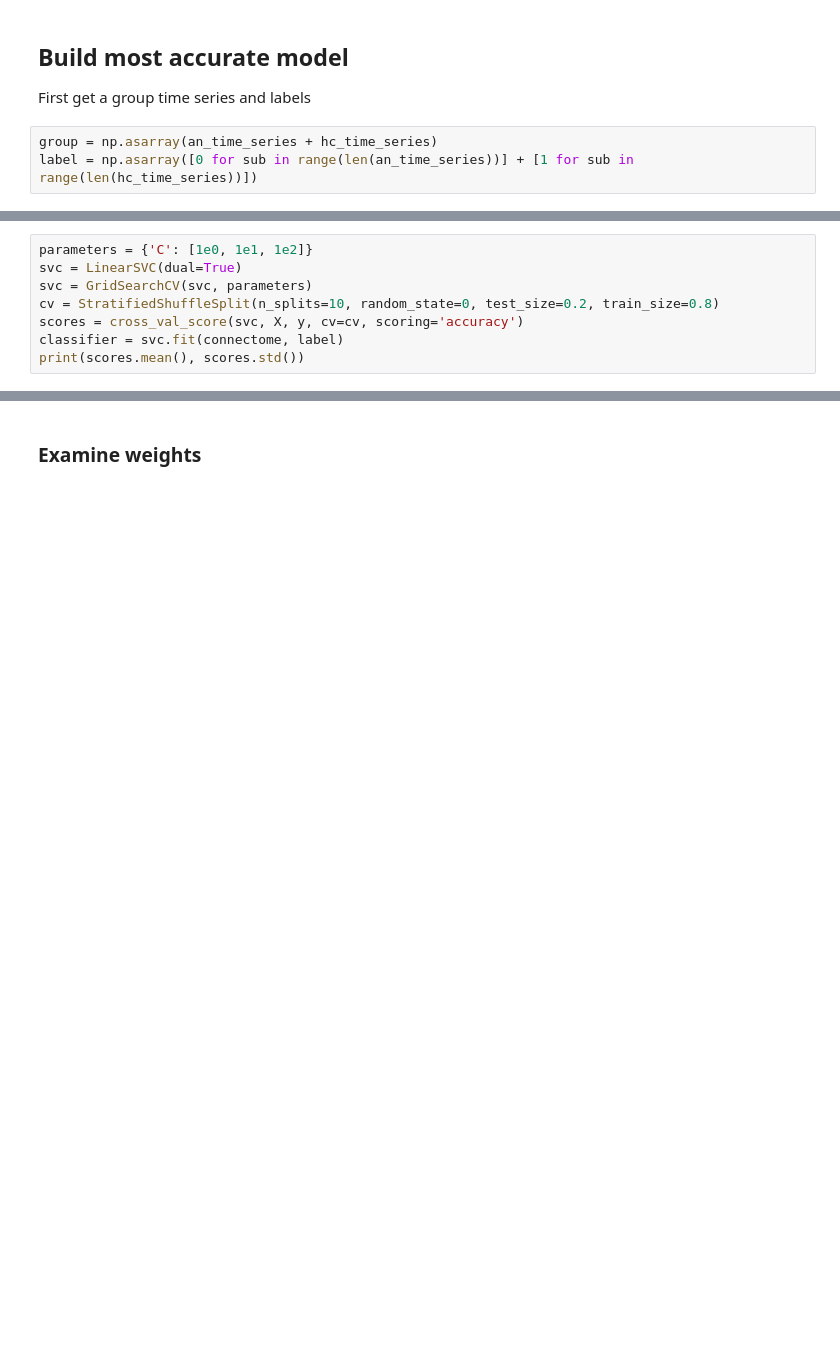
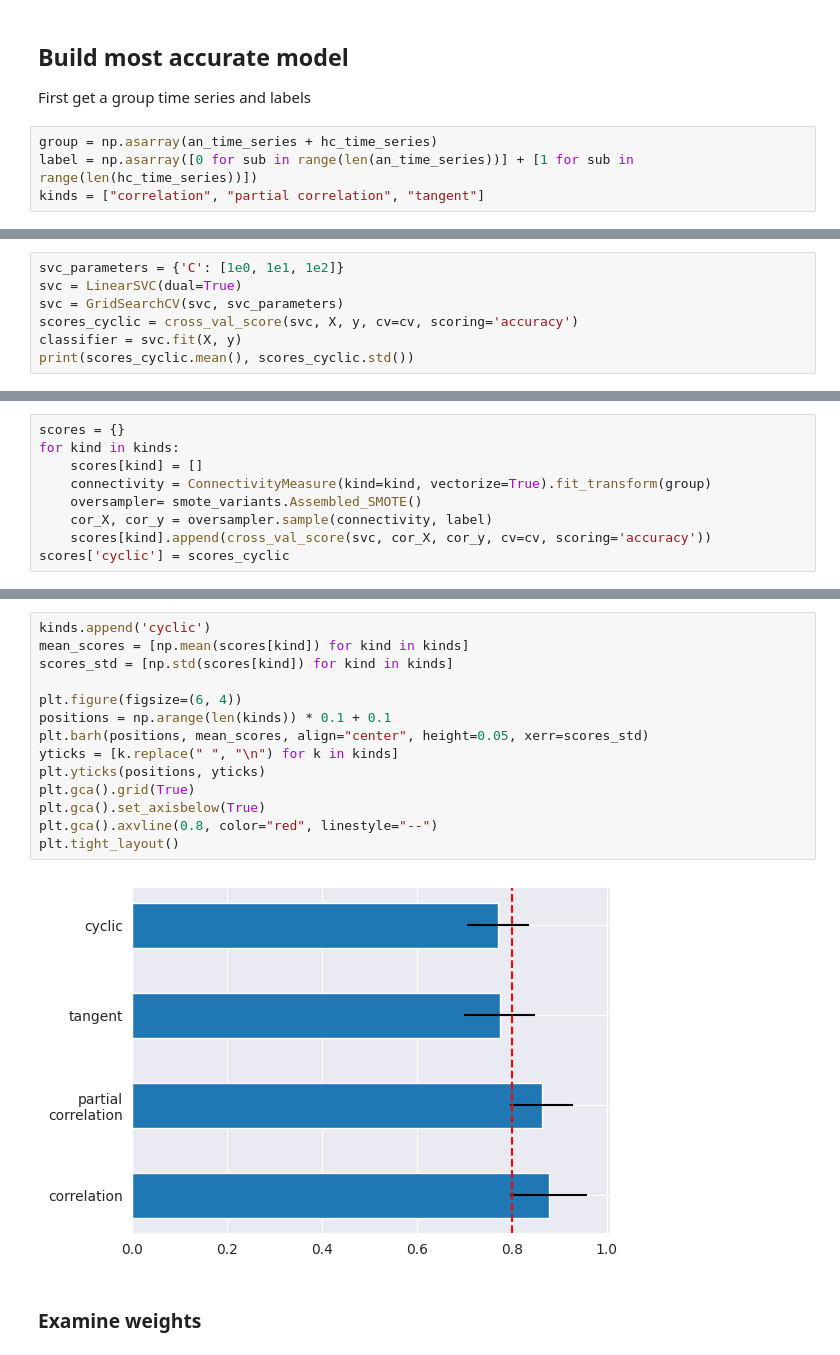
Before and after one commit to WMDA/socio-emotion-cognition, a Jupyter notebook: resting/view_output/testing_workflow.ipynb, the cells around one changed output, grey strips where cells are left out. Drawn from its saved outputs; the diff is of its cells as text; blank space fills up the shorter version.

```diff
--- a/resting/view_output/testing_workflow.ipynb
+++ b/resting/view_output/testing_workflow.ipynb
@@ -43,4 +42,5 @@ First get a group time series and labels
 # %%
 group = np.asarray(an_time_series + hc_time_series)
 label = np.asarray([0 for sub in range(len(an_time_series))] + [1 for sub in range(len(hc_time_series))])
+kinds = ["correlation", "partial correlation", "tangent"]
 # %% [markdown]
@@ -60,9 +59,8 @@ X, y = oversampler.sample(connectome, label)
 # %%
-parameters = {'C': [1e0, 1e1, 1e2]}
+svc_parameters = {'C': [1e0, 1e1, 1e2]}
 svc = LinearSVC(dual=True)
-svc = GridSearchCV(svc, parameters)
-cv = StratifiedShuffleSplit(n_splits=10, random_state=0, test_size=0.2, train_size=0.8)
-scores = cross_val_score(svc, X, y, cv=cv, scoring='accuracy')
-classifier = svc.fit(connectome, label)
-print(scores.mean(), scores.std())
+svc = GridSearchCV(svc, svc_parameters)
+scores_cyclic = cross_val_score(svc, X, y, cv=cv, scoring='accuracy')
+classifier = svc.fit(X, y)
+print(scores_cyclic.mean(), scores_cyclic.std())
 # %% [output]
@@ -75,0 +111,9 @@ ax.set(xlabel='Accuracy', ylabel='Correlation')
+# %%
+scores = {}
+for kind in kinds:
+    scores[kind] = []
+    connectivity = ConnectivityMeasure(kind=kind, vectorize=True).fit_transform(group)
+    oversampler= smote_variants.Assembled_SMOTE()
+    cor_X, cor_y = oversampler.sample(connectivity, label)
+    scores[kind].append(cross_val_score(svc, cor_X, cor_y, cv=cv, scoring='accuracy'))
+scores['cyclic'] = scores_cyclic
@@ -76,3 +138,19 @@ ax.set(xlabel='Accuracy', ylabel='Correlation')
+# %%
+kinds.append('cyclic')
+mean_scores = [np.mean(scores[kind]) for kind in kinds]
+scores_std = [np.std(scores[kind]) for kind in kinds]
+
+plt.figure(figsize=(6, 4))
+positions = np.arange(len(kinds)) * 0.1 + 0.1
+plt.barh(positions, mean_scores, align="center", height=0.05, xerr=scores_std)
+yticks = [k.replace(" ", "\n") for k in kinds]
+plt.yticks(positions, yticks)
+plt.gca().grid(True)
+plt.gca().set_axisbelow(True)
+plt.gca().axvline(0.8, color="red", linestyle="--")
+plt.tight_layout()
+# %% [output]
+[figure, added]
 # %% [markdown]
 ### Examine weights
 # %%
```
Also changed, not shown: parts of 22 cells of this notebook.
